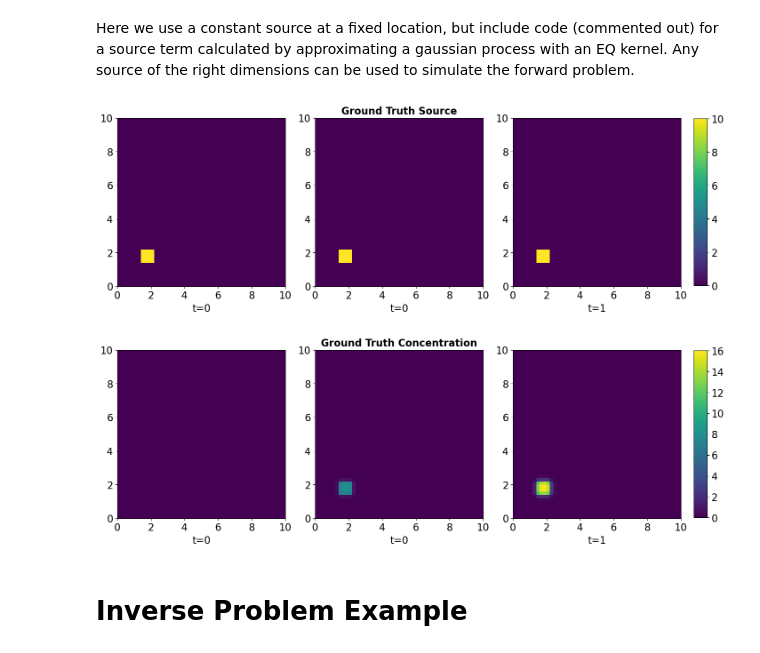
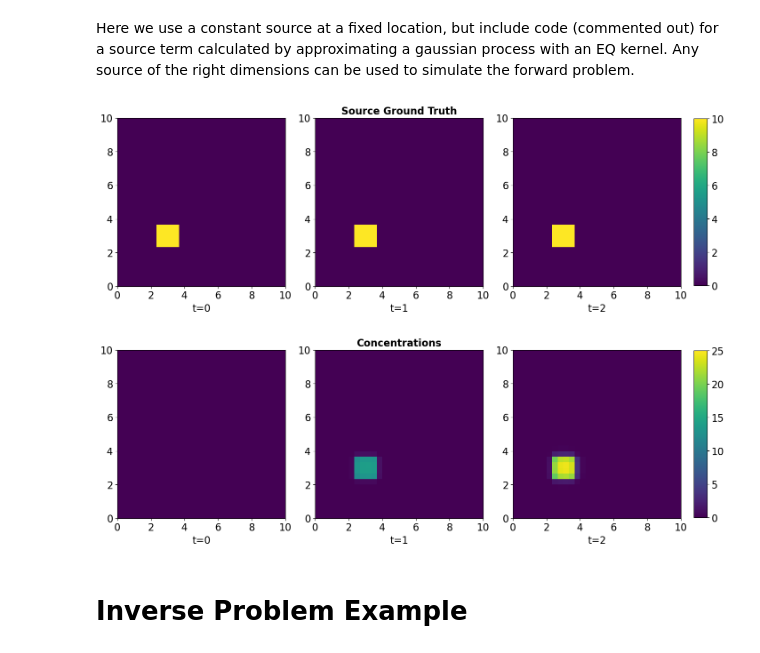
Before and after one commit to SheffieldML/advectionGP, a Jupyter notebook: jupyter/MeshFreeDemo.ipynb, the cells around one changed output. Saved outputs shown, nothing was run; the diff lists cells and outputs as text; code cells hidden in the pictures.

```diff
--- a/jupyter/MeshFreeDemo.ipynb
+++ b/jupyter/MeshFreeDemo.ipynb
@@ -31,9 +61,9 @@ X = np.asarray([[2,3,3,3],[2,3,3,7],[2,3,7,3],[2,3,7,7], #[t_lower,t_upper,x_loc
 # generate sensor locations for training data with shape [total observations, 4], where each row has elements
 #[lower time location, upper time location, x location, y location]
 
-tlocL = np.linspace(1,9,10) # lower time
-xloc=np.linspace(1,9,10) # x locations
-yloc=np.linspace(1,9,10) # y locations
+tlocL = np.linspace(1,9,5) # lower time
+xloc=np.linspace(1,9,5) # x locations
+yloc=np.linspace(1,9,5) # y locations
 sensN = len(xloc)*len(yloc) # total number of sensors
 obsN = len(tlocL) # total time points at which an observation is taken
 X= np.zeros((obsN*sensN,4)) # obsN*sensN is total observations over all sensors and all times
@@ -66,10 +96,10 @@ Here we generate an artificial source and concentration field using the tools in
 # %%
 k_0 = 0.01 #Diffusion coefficient
 noiseSD = 0.05 #Observation noise
-N_feat=2000 # number of features used to approximate ground truth GP
+N_feat=300 # number of features used to approximate ground truth GP
 boundary = ([0,0,0],[10,10,10])# corners of the grid - in units of space
 kForward = EQ(2, 2.0) # generate EQ kernel arguments are lengthscale and variance
-res = [300,50,50] # grid size for time, x and y
+res = [200,30,30] # grid size for time, x and y
 #u=[]
 #u.append(np.ones(res)*0.01) #x direction wind
 #u.append(np.ones(res)*0.01) # y direction wind
@@ -91,73 +121,13 @@ sourceGT[:,7:11,7:11] = 10.0 # Example constant source
 concTrain=m.computeResponse(sourceGT) # Compute concentration - runs advection diffusion forward model
 yTrain= m.computeObservations() # Compute observations with noise uses m.sensormodel for observation locations
 # %%
-a=np.floor(np.min((np.min(sourceGT[[0,28,49]]))))
-b=np.ceil(np.max((np.max(sourceGT[[0,28,49]]))))
-plt.rcParams["figure.figsize"] = (15,15)
-fig = plt.figure()
-
-ploti = 0
-for title, data in zip(['Ground Truth Source'],[sourceGT]):
-    for t in [0,24,49]:
-        ploti+=1
-        plt.subplot(1,3,ploti)
-        im1=plt.imshow(data[t], extent=[0,10,0,10],origin='lower') #fix t...
-        time = t*dt
-        plt.xlabel("t=%d" % time,fontsize=16)
-        plt.xticks(fontsize=16)
-        plt.yticks(fontsize=16)
-        plt.clim(a,b)
-
-
-        tick_font_size = 16
-        if ploti % 3 == 2: plt.title(title, fontsize=16, fontweight='bold')
-        #if ploti % 3 == 3:
-        #    plt.colorbar(im1,fraction=0.046, pad=0.04)
-
-fig.tight_layout(rect=[0.1, 0.2, 1, 1])
-
-cbar_ax = fig.add_axes([1, 0.475, 0.02, 0.25])
-cbar=fig.colorbar(im1, cax=cbar_ax,orientation='vertical')
-#cbar = plt.colorbar(im3,fraction=0.046)
-tick_font_size = 16
-cbar.ax.tick_params(labelsize = tick_font_size)
-plt.show()
+plot_timeslices(sourceGT,"Source Ground Truth")
 # %% [output]
-[figure, old version]
+[figure, new version]
 # %%
-a=np.floor(np.min((np.min(concTrain[[0,28,49]]))))
-b=np.ceil(np.max((np.max(concTrain[[0,28,49]]))))
-plt.rcParams["figure.figsize"] = (15,15)
-fig = plt.figure()
-
-ploti = 0
-for title, data in zip(['Ground Truth Concentration'],[concTrain]):
-    for t in [0,24,49]:
-        ploti+=1
-        plt.subplot(1,3,ploti)
-        im1=plt.imshow(data[t], extent=[0,10,0,10],origin='lower') #fix t...
-        time = t*dt
-        plt.xlabel("t=%d" % time,fontsize=16)
-        plt.xticks(fontsize=16)
-        plt.yticks(fontsize=16)
-        plt.clim(a,b)
-
-
-        tick_font_size = 16
-        if ploti % 3 == 2: plt.title(title, fontsize=16, fontweight='bold')
-        #if ploti % 3 == 3:
-        #    plt.colorbar(im1,fraction=0.046, pad=0.04)
-
-fig.tight_layout(rect=[0.1, 0.2, 1, 1])
-
-cbar_ax = fig.add_axes([1, 0.475, 0.02, 0.25])
-cbar=fig.colorbar(im1, cax=cbar_ax,orientation='vertical')
-#cbar = plt.colorbar(im3,fraction=0.046)
-tick_font_size = 16
-cbar.ax.tick_params(labelsize = tick_font_size)
-plt.show()
+plot_timeslices(concTrain,"Concentrations")
 # %% [output]
-[figure, old version]
+[figure, new version]
 # %% [markdown]
 # Inverse Problem Example
 # %%
```
Also changed, not shown: parts of 16 cells of this notebook.
